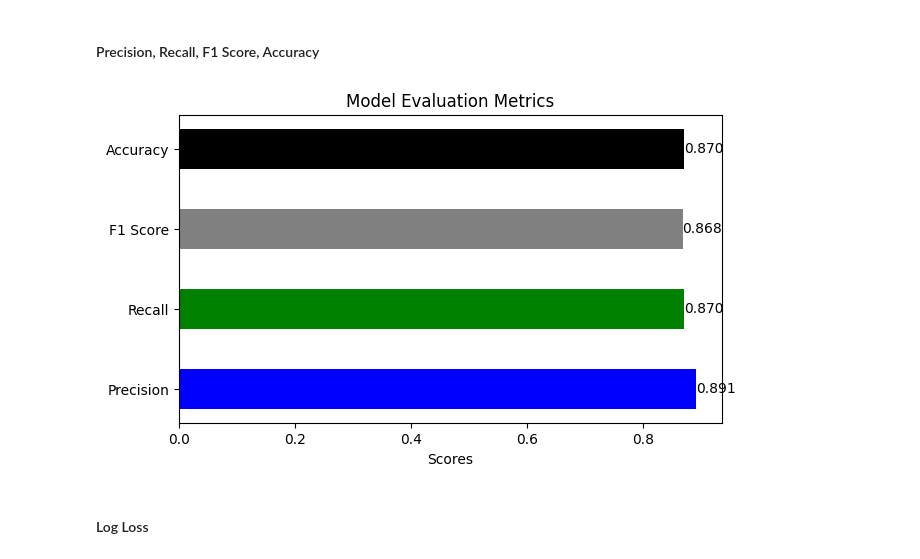
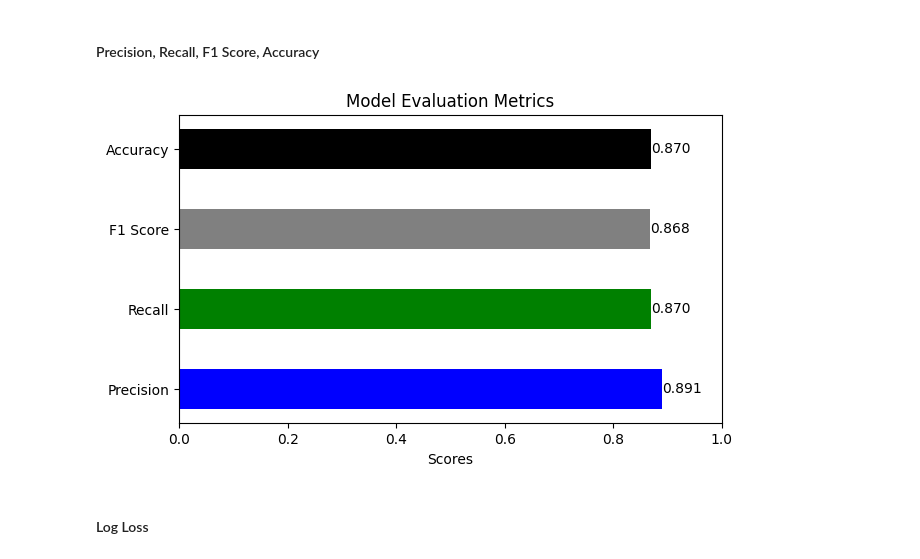
Before and after one commit to SarantisPapachrist/Diploma-Thesis, a Jupyter notebook: PV_dataset/Random_Forest.ipynb, the cells around one changed output. Drawn from its saved outputs; the diff is of its cells as text; code cells hidden in the pictures.

```diff
--- a/PV_dataset/Random_Forest.ipynb
+++ b/PV_dataset/Random_Forest.ipynb
@@ -64,38 +29,0 @@ combined_data = pd.concat([train_data, test_data], axis=0, ignore_index=True)
-# %%
-# Check for missing values
-missing_values_train = train_data.isnull().sum()
-if missing_values_train.sum() == 0:
-    print("No missing values found.")
-else:
-    print("Missing values:")
-    print(missing_values_train)
-
-missing_values_test = test_data.isnull().sum()
-if missing_values_test.sum() == 0:
-    print("No missing values found.")
-else:
-    print("Missing values:")
-    print(missing_values_test)
-
-missing_values_test = combined_data.isnull().sum()
-if missing_values_test.sum() == 0:
-    print("No missing values found.")
-else:
-    print("Missing values:")
-    print(missing_values_test)
-
-# Dataframe without class
-X_train = train_data.drop('class', axis=1)
-X_test = test_data.drop('class', axis=1)
-# Dataframe for Target Variable
-y_train = train_data['class']
-y_test = test_data['class']
-
-# Dataframe without class
-X_dataset = combined_data.drop('class', axis=1)
-# Dataframe for Target Variable
-y_dataset = combined_data['class']
-
-# Check data types
-#print(X_train.dtypes)
-#print(X_test.dtypes)
@@ -108,9 +30,3 @@ No missing values found.
-# %%
-scaler = MinMaxScaler()
-
-X_train_scaled = pd.DataFrame(scaler.fit_transform(X_train), columns=X_train.columns)
-X_test_scaled = pd.DataFrame(scaler.transform(X_test), columns=X_test.columns)
-X_scaled = pd.DataFrame(scaler.fit_transform(X_dataset), columns=X_dataset.columns)
 # %% [markdown]
 #### Random Forest Algorithm with normal Fit
 # %%
@@ -356,23 +272,24 @@ plt.show()
 # %%
 fig, ax = plt.subplots(figsize=(7, 4))
 metrics = ['Precision', 'Recall', 'F1 Score', 'Accuracy']
 scores = [precision, recall, f1, accuracy]
 bar_width = 0.5
 
 # Plot horizontal bars
 bars = ax.barh(metrics, scores, height=bar_width, color=['blue', 'green', 'grey', 'black'])
 
 # Display actual values
 for bar in bars:
     plt.text(bar.get_width(), bar.get_y() + bar.get_height() / 2, f'{bar.get_width():.3f}',
              va='center', ha='left', color='black')
 
 ax.set_xlabel('Scores')
 ax.set_title('Model Evaluation Metrics')
 
+ax.set_xlim(0, 1)
 plt.show()
 # %% [output]
-[figure, old version]
+[figure, new version]
 # %% [markdown]
 #### Log Loss
 # %%
```
Also changed, not shown: parts of 9 cells of this notebook, 6 other files.
